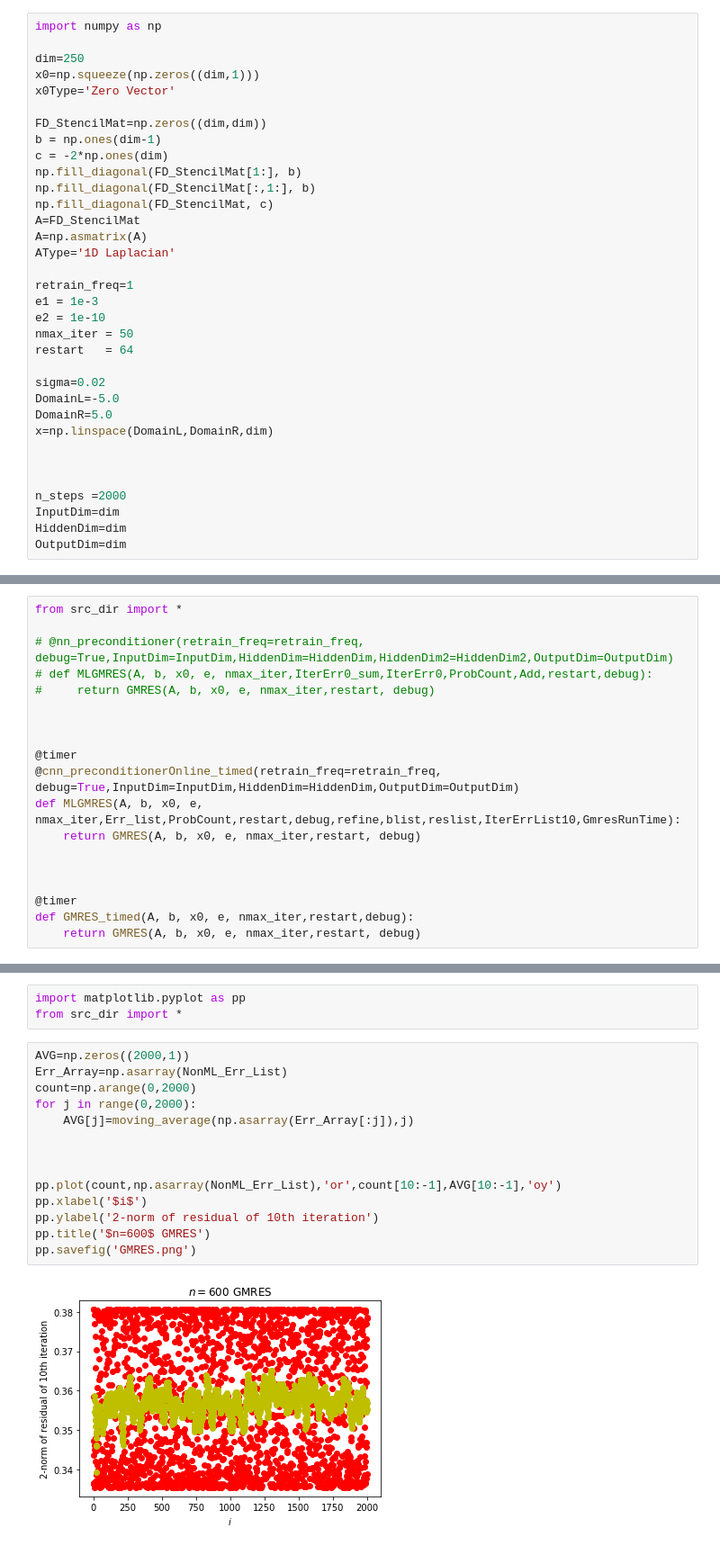
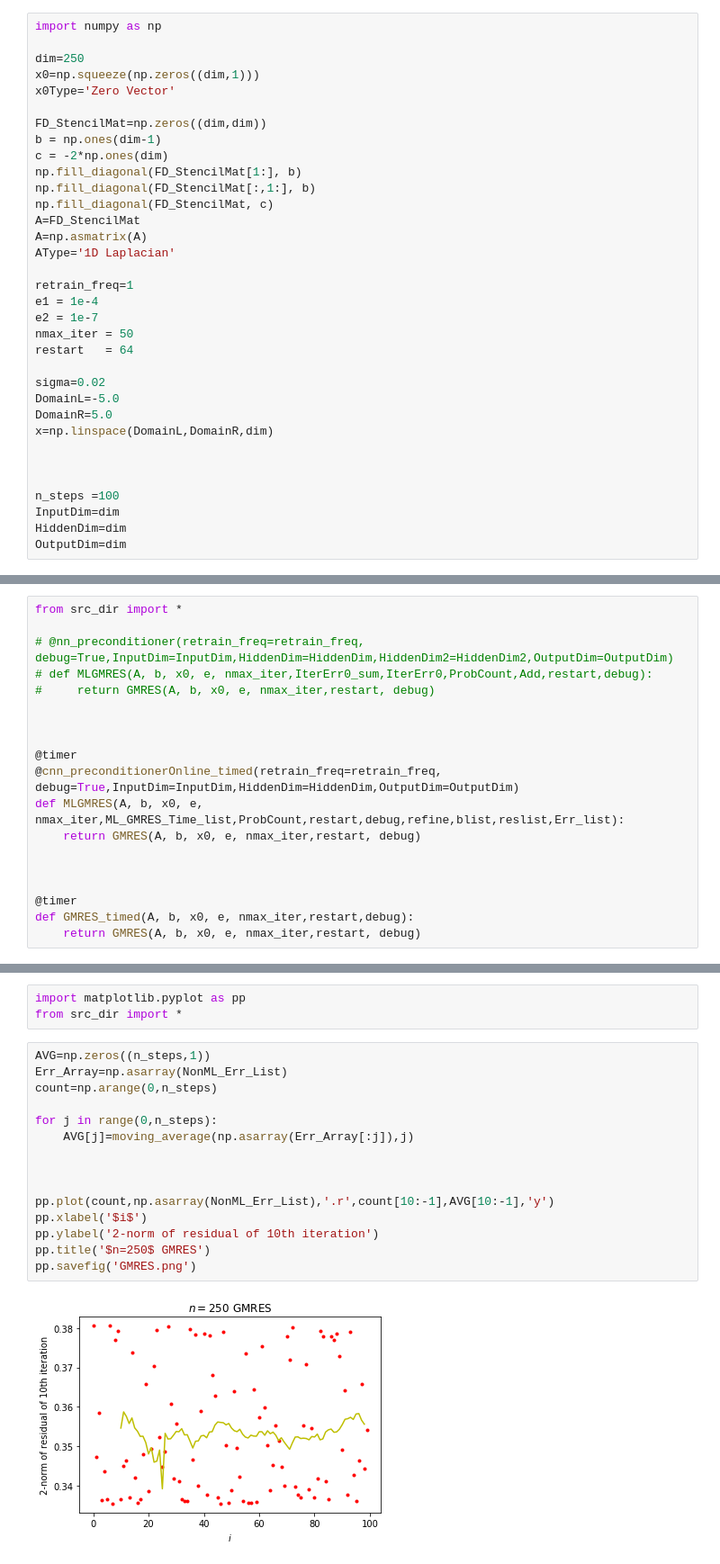
Before and after one commit to ML4FnP/GMRES-Learning, a Jupyter notebook: GPU_SandboxOnline.ipynb, the cells around one changed output, grey strips where cells are left out. Shown at 90% size. Cells and saved outputs as stored; diff of their text form.

```diff
--- a/GPU_SandboxOnline.ipynb
+++ b/GPU_SandboxOnline.ipynb
@@ -46,8 +46,8 @@ A=np.asmatrix(A)
 AType='1D Laplacian'
 
 retrain_freq=1
-e1 = 1e-3
-e2 = 1e-10
+e1 = 1e-4
+e2 = 1e-7
 nmax_iter = 50
 restart   = 64
 
@@ -58,7 +58,7 @@ x=np.linspace(DomainL,DomainR,dim)
 
 
 
-n_steps =2000
+n_steps =100
 InputDim=dim
 HiddenDim=dim
 OutputDim=dim
@@ -116,7 +116,7 @@ from src_dir import *
 
 @timer
 @cnn_preconditionerOnline_timed(retrain_freq=retrain_freq, debug=True,InputDim=InputDim,HiddenDim=HiddenDim,OutputDim=OutputDim)
-def MLGMRES(A, b, x0, e, nmax_iter,Err_list,ProbCount,restart,debug,refine,blist,reslist,IterErrList10,GmresRunTime):
+def MLGMRES(A, b, x0, e, nmax_iter,ML_GMRES_Time_list,ProbCount,restart,debug,refine,blist,reslist,Err_list):
     return GMRES(A, b, x0, e, nmax_iter,restart, debug)
 
 
@@ -243,19 +230,20 @@ Initial Training
 import matplotlib.pyplot as pp
 from src_dir import *
 # %%
-AVG=np.zeros((2000,1))
+AVG=np.zeros((n_steps,1))
 Err_Array=np.asarray(NonML_Err_List)
-count=np.arange(0,2000)
-for j in range(0,2000):
+count=np.arange(0,n_steps)
+
+for j in range(0,n_steps):
     AVG[j]=moving_average(np.asarray(Err_Array[:j]),j)
 
 
 
-pp.plot(count,np.asarray(NonML_Err_List),'or',count[10:-1],AVG[10:-1],'oy')
+pp.plot(count,np.asarray(NonML_Err_List),'.r',count[10:-1],AVG[10:-1],'y')
 pp.xlabel('$i$')
 pp.ylabel('2-norm of residual of 10th iteration')
-pp.title('$n=600$ GMRES')
+pp.title('$n=250$ GMRES')
 pp.savefig('GMRES.png')
 # %% [output]
-[figure, old version]
+[figure, new version]
 # %%
```
Also changed, not shown: parts of 5 cells of this notebook.
